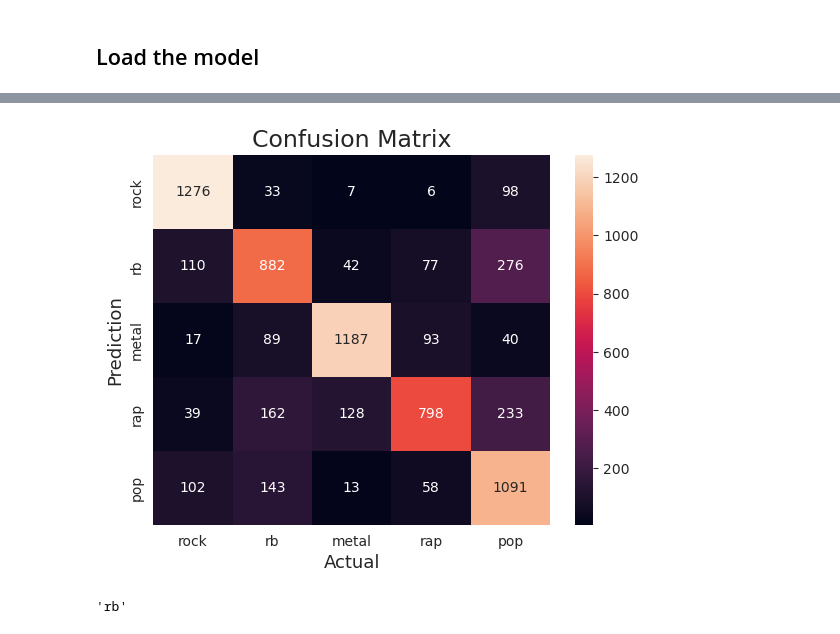
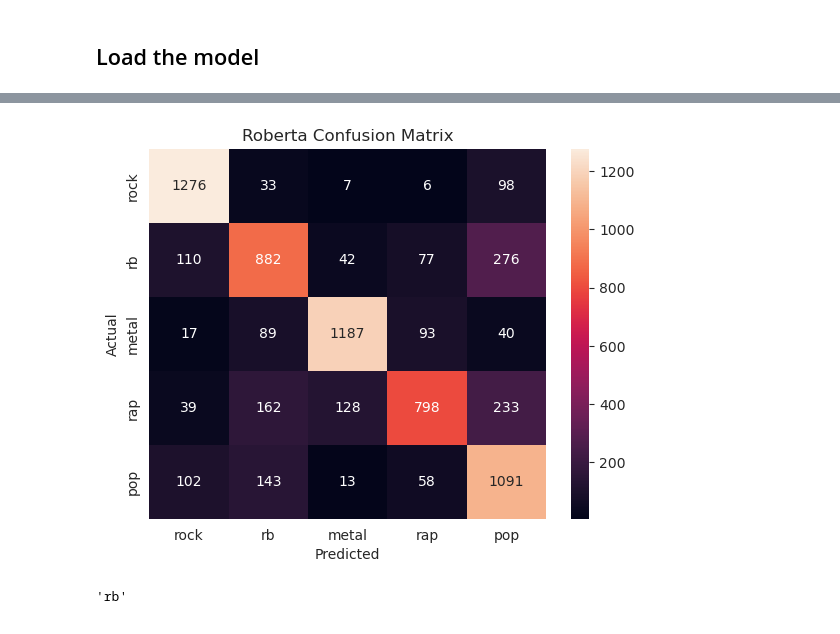
Before and after one commit to s7on1250/AnalyzingLyricsByAI, a Jupyter notebook: ml/bert-classification.ipynb, the cells around one changed output, grey strips where cells are left out. Saved outputs shown, nothing was run; the diff lists cells and outputs as text; code cells hidden in the pictures.

```diff
--- a/ml/bert-classification.ipynb
+++ b/ml/bert-classification.ipynb
@@ -14,7 +15,7 @@ from clean_text import text_preprocessing_pipeline
 from transformers import AutoTokenizer, AutoModel
 model_name = 'roberta-base'
 # %%
-df = pd.read_csv('perfect_dataset.csv')
+df = pd.read_csv(os.getcwd() + '/../data/perfect_dataset.csv')
 df.head()
 # %% [output]
 |  | old_tag | title_x | artist_x | text | views | processed_artist | processed_title | tag | artist_y | ... |
@@ -300,18 +301,19 @@ from sklearn.metrics import confusion_matrix
 # outputs, target = validation()
 # %%
 cm = confusion_matrix(targets_decoded,outputs_decoded)
+
 sns.heatmap(cm,
     annot=True,
     fmt='g',
     xticklabels=target_cols,
     yticklabels=target_cols,
     )
-plt.ylabel('Prediction',fontsize=13)
-plt.xlabel('Actual',fontsize=13)
-plt.title('Confusion Matrix',fontsize=17)
-plt.show()
+plt.xlabel('Predicted')
+plt.ylabel('Actual')
+plt.title('Roberta Confusion Matrix')
+plt.savefig(os.getcwd() + '/../eda/roberta_cm.png')
 # %% [output]
-[figure, old version]
+[figure, new version]
 # %%
 def predict(text):
     model.eval()
```
Also changed, not shown: parts of 3 cells of this notebook, 6 other files.
